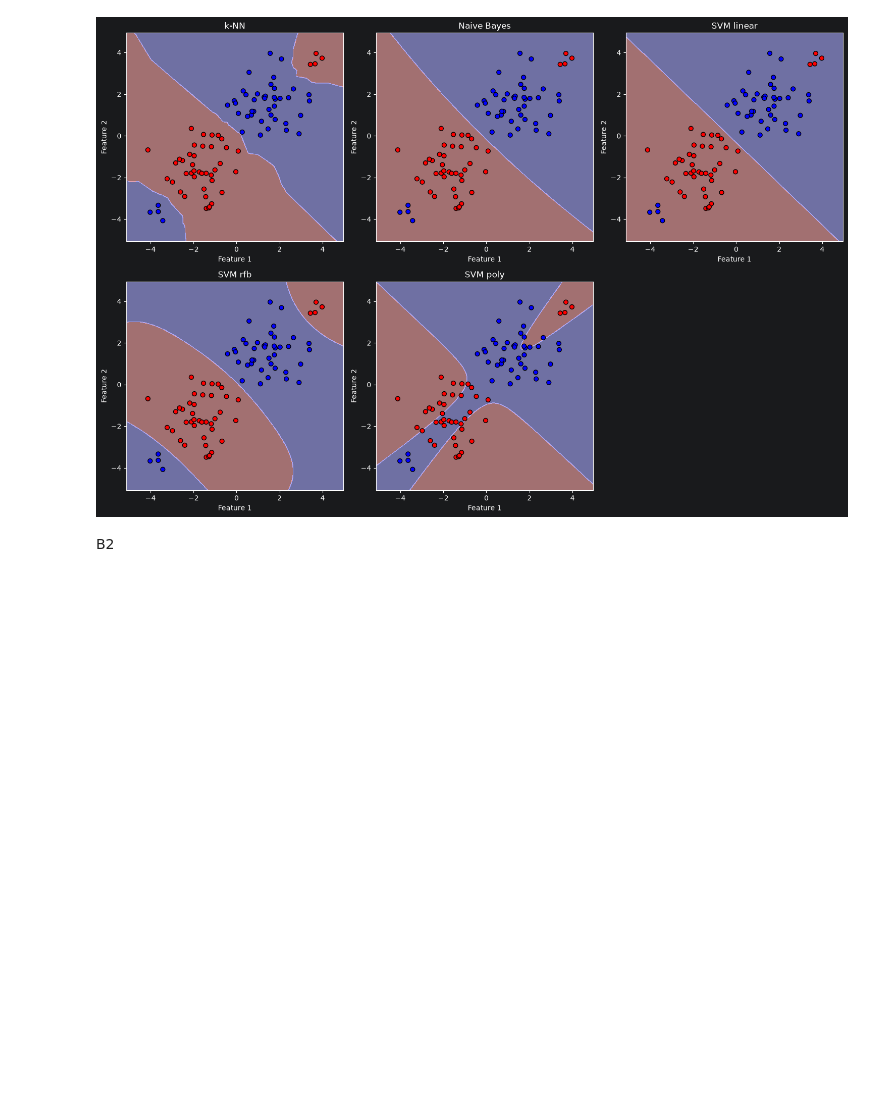
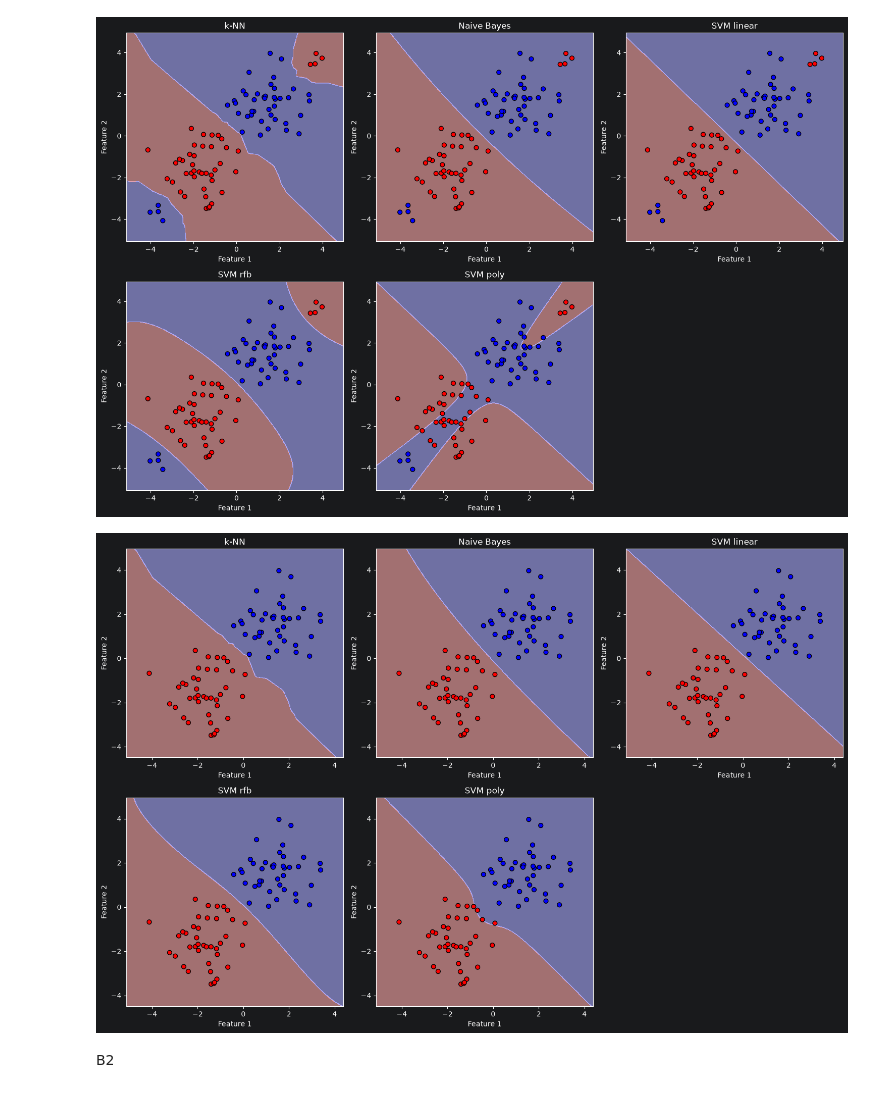
Before and after one commit to BagrKonstantin/MachineLearningTeam14, a Jupyter notebook: B/analyze_classification_models_comparison.ipynb, the cells around one changed output. Drawn from its saved outputs; the diff is of its cells as text; code cells hidden in the pictures; blank space fills up the shorter version.

```diff
--- a/B/analyze_classification_models_comparison.ipynb
+++ b/B/analyze_classification_models_comparison.ipynb
@@ -266,6 +266,10 @@ def plot_decision_boundaries(X, y):
 plot_decision_boundaries(X2, y2)
 # %% [output]
 [figure]
+# %%
+plot_decision_boundaries(X1, y1)
+# %% [output]
+[figure, added]
 # %% [markdown]
 B2
 # %%
```
Also changed, not shown: parts of 1 cell of this notebook, 1 other file.
